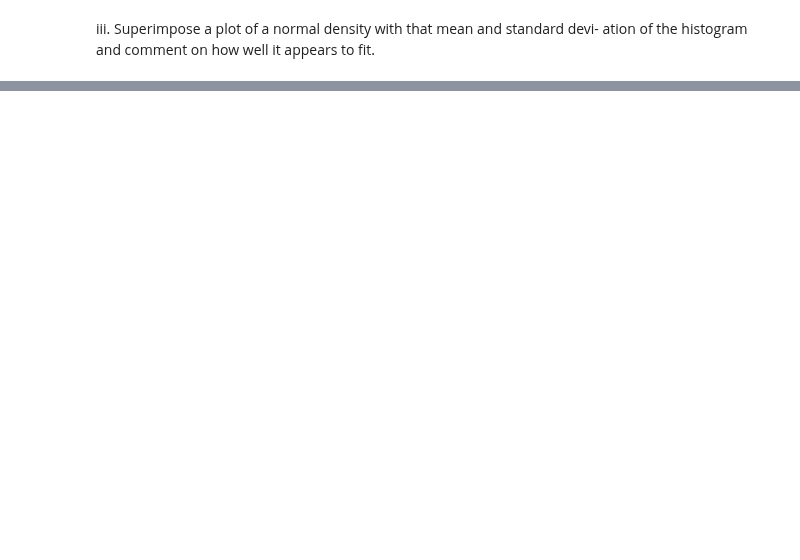
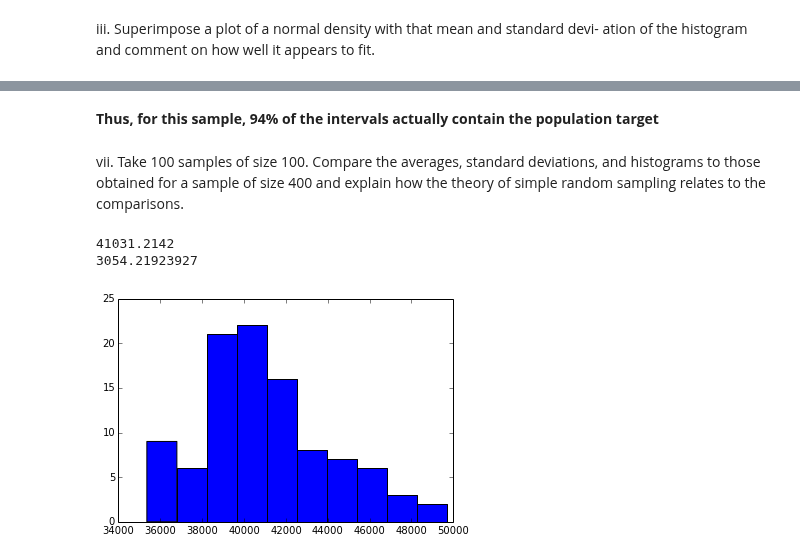
Before and after one commit to Chuphay/school, a Jupyter notebook: mStat1/HW 1.ipynb, the cells around one changed output, grey strips where cells are left out. Saved outputs shown, nothing was run; the diff lists cells and outputs as text; code cells hidden in the pictures; blank space fills up the shorter version.

```diff
--- a/mStat1/HW 1.ipynb
+++ b/mStat1/HW 1.ipynb
@@ -380,0 +396,25 @@ dence interval. Compare your results to the results of the simple random sample.
+# %% [markdown]
+<b> Thus, for this sample, 94% of the intervals actually contain the population target </b>
+# %% [markdown]
+vii. Take 100 samples of size 100. Compare the averages, standard deviations,
+and histograms to those obtained for a sample of size 400 and explain how
+the theory of simple random sampling relates to the comparisons.
+# %%
+all_samples = []
+for i in range(100):
+    samples = np.random.choice(len(df), 100, replace= False)
+    sample = df.ix[samples]
+    all_samples.append(sample)
+
+income_avg = []
+income_sd = []
+for x in all_samples:
+    income_avg.append(mean(x["INCOME"]))
+    income_sd.append(std(x["INCOME"])/sqrt(400))
+print(mean(income_avg))
+print(std(income_avg))
+hist(income_avg);
+# %% [output]
+41031.2142
+3054.21923927
+[figure, added]
```
Also changed, not shown: parts of 32 cells of this notebook.
